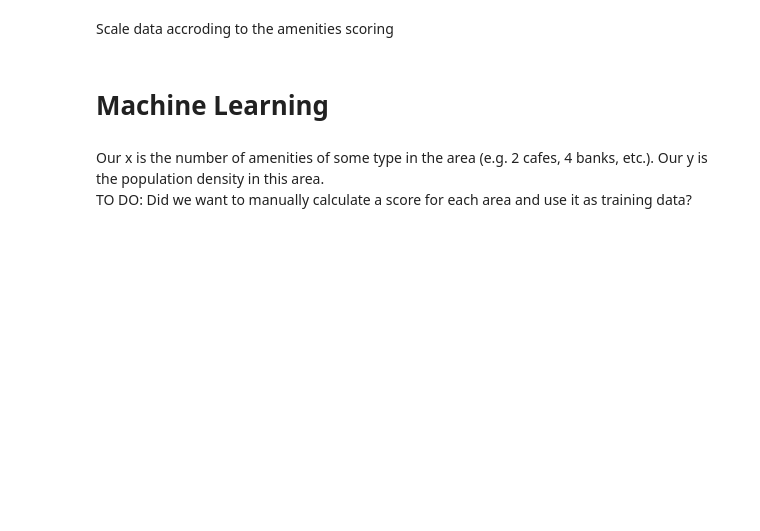
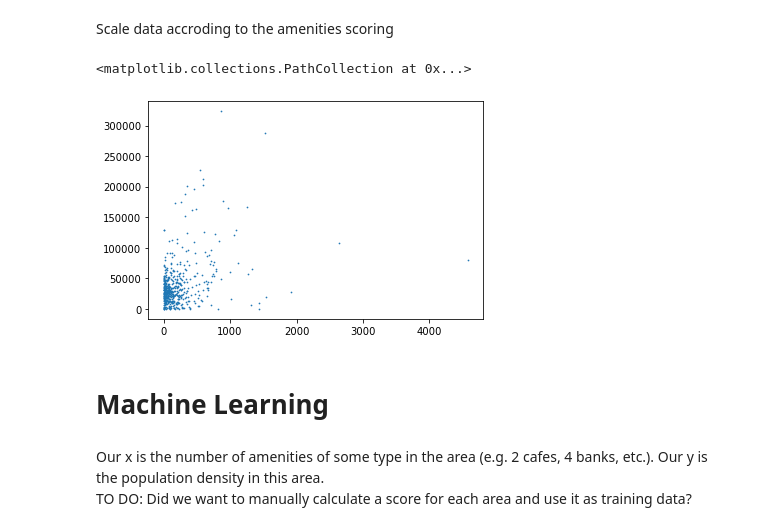
Before and after one commit to Rauf00/population_analysis, a Jupyter notebook: project.ipynb, the cells around one changed output. Drawn from its saved outputs; the diff is of its cells as text; code cells hidden in the pictures; blank space fills up the shorter version.

Commit message:
Added init heatmap implementation

```diff
--- a/project.ipynb
+++ b/project.ipynb
@@ -15,8 +17,18 @@ from sklearn.model_selection import train_test_split
 vancouver_all_data = gpd.read_file('VancouverAllData.geojson')
 vancouver_gdf = gpd.GeoDataFrame({'population':vancouver_all_data['pop'], 'geometry':vancouver_all_data['geometry']})
 vancouver_gdf = vancouver_gdf.reset_index()
+vancouver_gdf['population'] = pd.to_numeric(vancouver_gdf['population'])
 
 osm_data = pd.read_json('osm/amenities-vancouver.json.gz', lines=True, compression='gzip')
 osm_data['geometry'] = list(zip(osm_data['lon'],osm_data['lat']))
 osm_data['geometry'] = osm_data['geometry'].apply(Point)
 osm_gdf = gpd.GeoDataFrame({'amenity':osm_data['amenity'], 'geometry':osm_data['geometry']}, geometry='geometry', crs=vancouver_gdf.crs)
+vancouver_gdf['area'] = vancouver_gdf['geometry'].area
+vancouver_gdf['population_density'] = vancouver_gdf['population'] / (vancouver_gdf['area'] * 1000)
+vancouver_gdf
+# we did this to verify that .explode and .area compute the same area
+# vancouver_gdf_explode = vancouver_gdf.explode('geometry')
+# vancouver_gdf_explode
+# vancouver_gdf_explode['area'] = vancouver_gdf_explode['geometry'].area
+# vancouver_gdf_explode
+# vancouver_gdf.max()
@@ -25,13 +52,16 @@ osm_gdf = gpd.GeoDataFrame({'amenity':osm_data['amenity'], 'geometry':osm_data['
 # %%
 # use spatial join to match points (osm data) and multipolygons (vancouver data)
 pointInPolys = gpd.tools.sjoin(osm_gdf, vancouver_gdf, op="within", how='left')
+pointInPolys
 # index_right is the index of the joined multipolygon, i.e. ID of an area
 # group by area and for each area, get the list of amenities located in this area
 amenitiesInEachArea = pointInPolys.groupby(['index_right'])['amenity'].apply(list)
 # count the number of each amenity in the area and put it into dict
 amenitiesInEachArea = amenitiesInEachArea.apply(lambda x: Counter(x))
+amenitiesInEachArea
 vancouver_gdf['amenities'] = amenitiesInEachArea
 # # split the dict column into separate columns
 vancouver_gdf = pd.concat([vancouver_gdf.drop(['amenities'], axis=1), vancouver_gdf['amenities'].apply(pd.Series)], axis=1)
-# # some columns are duplicated for some reason??? (removed duplciates based on col names but need to make sure we're not dropping useful data)
-vancouver_gdf = vancouver_gdf.loc[:,~vancouver_gdf.columns.duplicated()].drop([0, 'geometry', 'index'], axis=1).fillna(0)
+# # # some columns are duplicated for some reason??? (removed duplciates based on col names but need to make sure we're not dropping useful data)
+vancouver_gdf = vancouver_gdf.loc[:,~vancouver_gdf.columns.duplicated()].drop([0, 'index'], axis=1).fillna(0)
+vancouver_gdf
@@ -40,18 +84,27 @@ Scale data accroding to the amenities scoring
 # %%
 
 import json
 
 with open("amenities_scores.txt") as f:
     data = f.read()
 scores = json.loads(data)
-df_train = vancouver_gdf.drop('population', axis=1)
-df_train += 1
+
+df_train = vancouver_gdf.drop(['population', 'area', 'population_density', 'geometry'], axis=1)
+# df_train += 1
 scores_vector = []
 for i in range(len(df_train.columns)):
     scores_vector.append(scores[df_train.columns[i]])
 scores_vector
 
 scaled_df_train = df_train * scores_vector
+scaled_df_train["sum"] = scaled_df_train.sum(axis=1)
+scaled_df_train['population_density'] = vancouver_gdf['population_density']
+# scaled_df_train = scaled_df_train[(scaled_df_train['sum'] < 1000) & (scaled_df_train['sum'] > 50)]
+scaled_df_train
+plt.scatter(scaled_df_train['sum'], scaled_df_train['population_density'], 0.5)
+# %% [output]
+<matplotlib.collections.PathCollection at 0x...>
+[figure, added]
 # %% [markdown]
 # Machine Learning
 # %% [markdown]
```
Also changed, not shown: parts of 8 cells of this notebook.
